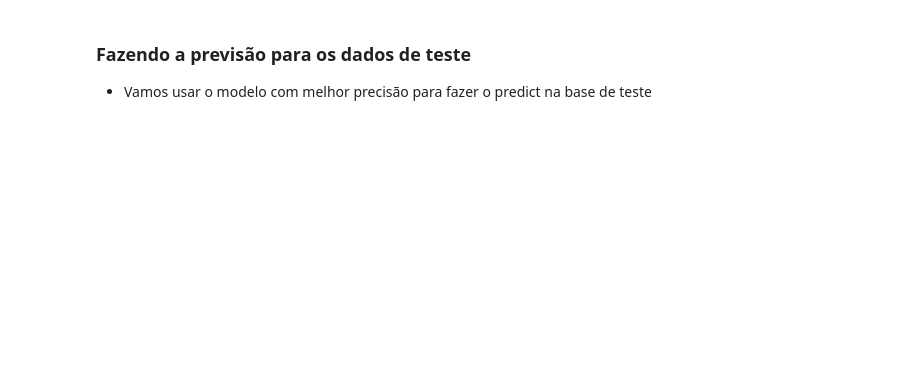
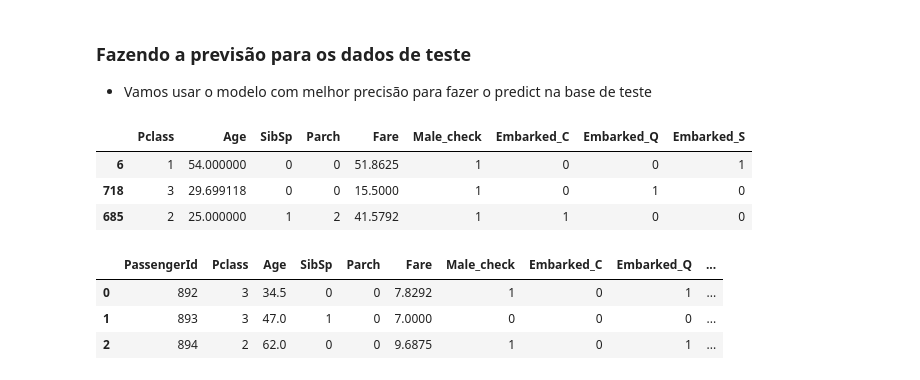
Before and after one commit to wendellbarcelos/Analise-Titanic-ModelosDS, a Jupyter notebook: Análise_do_Titanic_2.ipynb, the cells around one changed output. Drawn from its saved outputs; the diff is of its cells as text; code cells hidden in the pictures; blank space fills up the shorter version.

```diff
--- a/Análise_do_Titanic_2.ipynb
+++ b/Análise_do_Titanic_2.ipynb
@@ -78,7 +141,9 @@ teste.loc[teste.Fare.isnull(),'Fare'] = teste.Fare.mean()
 - Agora vamos **fazer o mesmo para a base de teste usando o encoder ohe que criamos acima**
 # %%
 # Transformando esse resultado em um DataFrame
+enc_test = pd.DataFrame(data= enc.transform(teste[['Embarked']]).toarray(), columns=enc.get_feature_names_out())
 # %%
 # Adicionando o resultado na base de teste
+teste = pd.concat([teste, enc_test], axis=1)
 # %%
 # Verificando também os valores
@@ -89,5 +167,7 @@ teste.loc[teste.Fare.isnull(),'Fare'] = teste.Fare.mean()
 # %%
 # Podemos então apagar essas duas colunas que já tratamos
+treino = treino.drop(['Sex', 'Embarked'], axis=1)
+teste = teste.drop(['Sex', 'Embarked'], axis=1)
 # %% [markdown]
 - Podemos selecionar os mesmos modelos que vimos anteriormente (consulte arquivo da **[parte 1](https://github.com/lucaslealx/Titanic/blob/main/Parte1.ipynb)**)
     - **Árvore de classificação**
@@ -190,7 +285,19 @@ confusion_matrix(y_val, y_pred_rl)
 - Vamos usar o modelo com melhor precisão para fazer o predict na base de teste
 # %%
 # Visualizando o X_train
+X_train.head(3)
+# %% [output]
+|  | Pclass | Age | SibSp | Parch | Fare | Male_check | Embarked_C | Embarked_Q | Embarked_S |
+| 6 | 1 | 54.000000 | 0 | 0 | 51.8625 | 1 | 0 | 0 | 1 |
+| 718 | 3 | 29.699118 | 0 | 0 | 15.5000 | 1 | 0 | 1 | 0 |
+| 685 | 2 | 25.000000 | 1 | 2 | 41.5792 | 1 | 1 | 0 | 0 |
 # %%
 # Visualizando a base de teste
+teste.head(3)
+# %% [output]
+|  | PassengerId | Pclass | Age | SibSp | Parch | Fare | Male_check | Embarked_C | Embarked_Q | ... |
+| 0 | 892 | 3 | 34.5 | 0 | 0 | 7.8292 | 1 | 0 | 1 | ... |
+| 1 | 893 | 3 | 47.0 | 1 | 0 | 7.0000 | 0 | 0 | 0 | ... |
+| 2 | 894 | 2 | 62.0 | 0 | 0 | 9.6875 | 1 | 0 | 1 | ... |
 # %%
 # Para a base de teste ser igual a base de treino, precisamos eliminar a coluna de id
```
Also changed, not shown: parts of 29 cells of this notebook, 2 other files.
